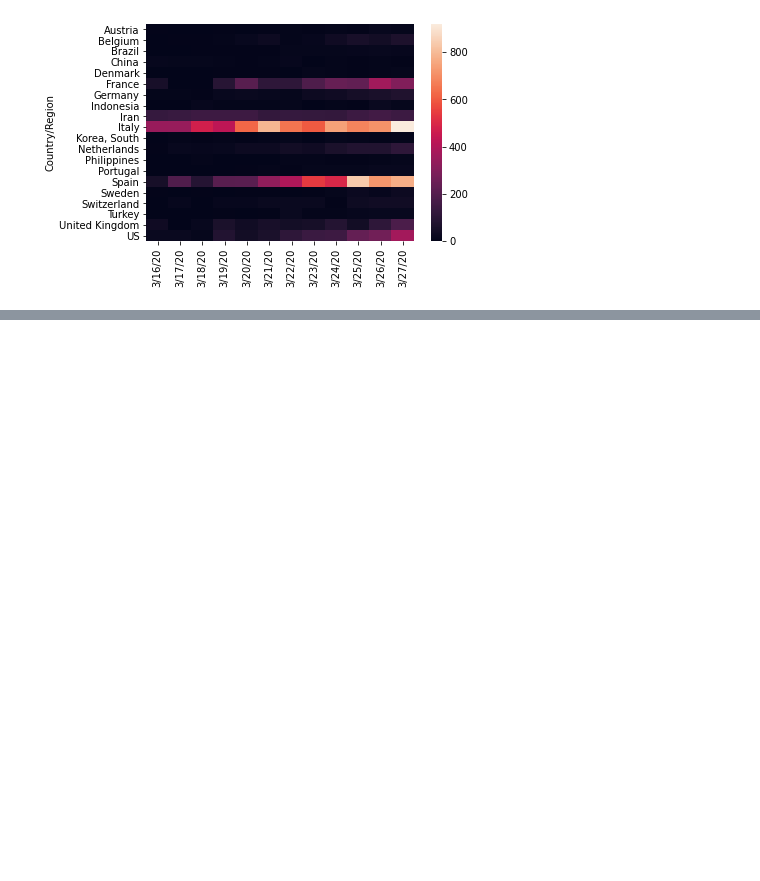
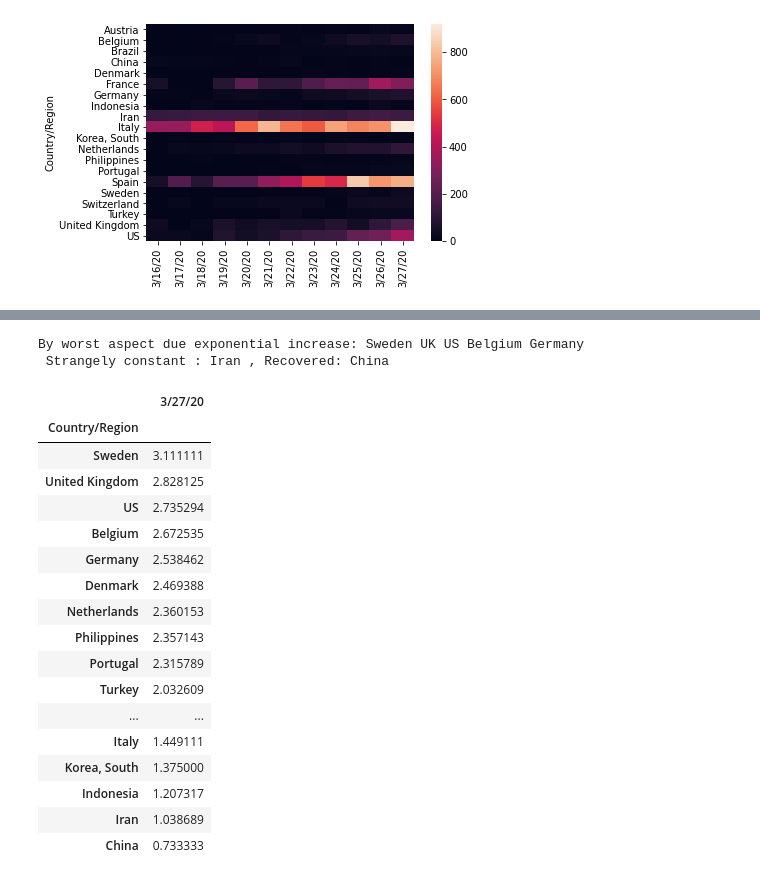
Before and after one commit to infchg/COVID-19, a Jupyter notebook: JH-calculate-daily.ipynb, the cells around one changed output, grey strips where cells are left out. Cells and saved outputs as stored; diff of their text form; code cells hidden in the pictures; blank space fills up the shorter version.

```diff
--- a/JH-calculate-daily.ipynb
+++ b/JH-calculate-daily.ipynb
@@ -153,0 +165,24 @@ sns.heatmap(df0)#, annot=True
+# %%
+print("By worst aspect due exponential increase: Sweden UK US Belgium Germany \n Strangely constant : Iran , Recovered: China ")
+drel.loc[['3/27/20']].transpose().sort_values(by=[df.columns[-1]],ascending=False)
+# %% [output]
+By worst aspect due exponential increase: Sweden UK US Belgium Germany
+ Strangely constant : Iran , Recovered: China
+|  | 3/27/20 |
+| Country/Region |  |
+| Sweden | 3.111111 |
+| United Kingdom | 2.828125 |
+| US | 2.735294 |
+| Belgium | 2.672535 |
+| Germany | 2.538462 |
+| Denmark | 2.469388 |
+| Netherlands | 2.360153 |
+| Philippines | 2.357143 |
+| Portugal | 2.315789 |
+| Turkey | 2.032609 |
+| ... | ... |
+| Italy | 1.449111 |
+| Korea, South | 1.375000 |
+| Indonesia | 1.207317 |
+| Iran | 1.038689 |
+| China | 0.733333 |
```
Also changed, not shown: parts of 2 cells of this notebook.
